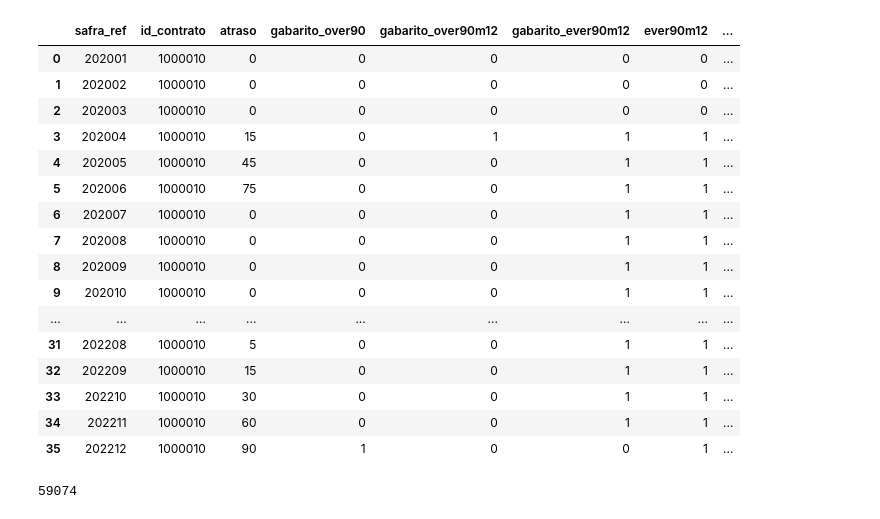
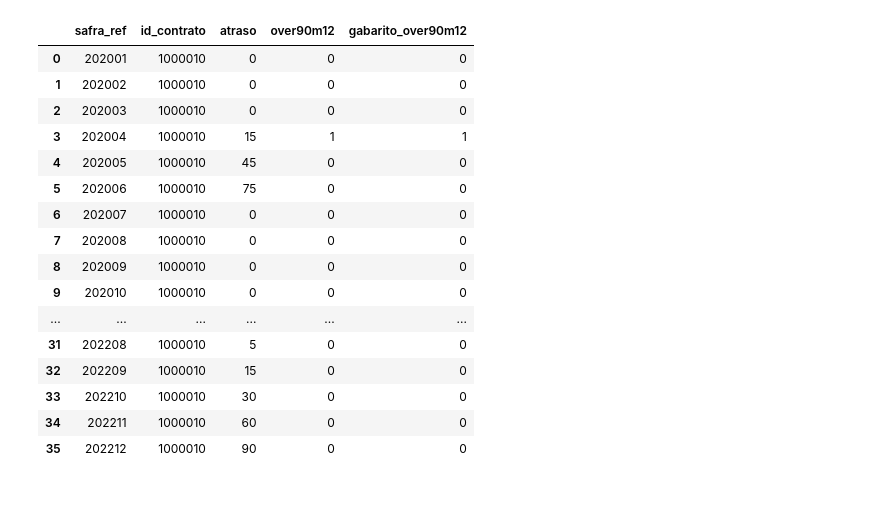
Before and after one commit to joaaomaia/creditlab, a Jupyter notebook: targets/exemplo2.ipynb, the cells around one changed output. Saved outputs shown, nothing was run; the diff lists cells and outputs as text; code cells hidden in the pictures.

Commit message:
upgrade targets com flag acordo

```diff
--- a/targets/exemplo2.ipynb
+++ b/targets/exemplo2.ipynb
@@ -65,28 +76,53 @@ calculadora = CalculadoraTargets(
 # %%
 #    Chame o método 'calcular' para obter o resultado.
 df = calculadora.calcular(dados)
 
 # 4. Veja o resultado!
-display(df)
+display(df[['safra_ref','id_contrato','atraso','over90m12', 'gabarito_over90m12']])
+#display(df[['safra_ref','id_contrato','atraso','ever90m12', 'gabarito_ever90m12']])
 # %% [output]
-|  | safra_ref | id_contrato | atraso | gabarito_over90 | gabarito_over90m12 | gabarito_ever90m12 | ever90m12 | ... |
-| 0 | 202001 | 1000010 | 0 | 0 | 0 | 0 | 0 | ... |
-| 1 | 202002 | 1000010 | 0 | 0 | 0 | 0 | 0 | ... |
-| 2 | 202003 | 1000010 | 0 | 0 | 0 | 0 | 0 | ... |
-| 3 | 202004 | 1000010 | 15 | 0 | 1 | 1 | 1 | ... |
-| 4 | 202005 | 1000010 | 45 | 0 | 0 | 1 | 1 | ... |
-| 5 | 202006 | 1000010 | 75 | 0 | 0 | 1 | 1 | ... |
-| 6 | 202007 | 1000010 | 0 | 0 | 0 | 1 | 1 | ... |
-| 7 | 202008 | 1000010 | 0 | 0 | 0 | 1 | 1 | ... |
-| 8 | 202009 | 1000010 | 0 | 0 | 0 | 1 | 1 | ... |
-| 9 | 202010 | 1000010 | 0 | 0 | 0 | 1 | 1 | ... |
-| ... | ... | ... | ... | ... | ... | ... | ... | ... |
-| 31 | 202208 | 1000010 | 5 | 0 | 0 | 1 | 1 | ... |
-| 32 | 202209 | 1000010 | 15 | 0 | 0 | 1 | 1 | ... |
-| 33 | 202210 | 1000010 | 30 | 0 | 0 | 1 | 1 | ... |
-| 34 | 202211 | 1000010 | 60 | 0 | 0 | 1 | 1 | ... |
-| 35 | 202212 | 1000010 | 90 | 1 | 0 | 0 | 1 | ... |
+|  | safra_ref | id_contrato | atraso | over90m12 | gabarito_over90m12 |
+| 0 | 202001 | 1000010 | 0 | 0 | 0 |
+| 1 | 202002 | 1000010 | 0 | 0 | 0 |
+| 2 | 202003 | 1000010 | 0 | 0 | 0 |
+| 3 | 202004 | 1000010 | 15 | 1 | 1 |
+| 4 | 202005 | 1000010 | 45 | 0 | 0 |
+| 5 | 202006 | 1000010 | 75 | 0 | 0 |
+| 6 | 202007 | 1000010 | 0 | 0 | 0 |
+| 7 | 202008 | 1000010 | 0 | 0 | 0 |
+| 8 | 202009 | 1000010 | 0 | 0 | 0 |
+| 9 | 202010 | 1000010 | 0 | 0 | 0 |
+| ... | ... | ... | ... | ... | ... |
+| 31 | 202208 | 1000010 | 5 | 0 | 0 |
+| 32 | 202209 | 1000010 | 15 | 0 | 0 |
+| 33 | 202210 | 1000010 | 30 | 0 | 0 |
+| 34 | 202211 | 1000010 | 60 | 0 | 0 |
+| 35 | 202212 | 1000010 | 90 | 0 | 0 |
 # %%
-df['ever90m12'].sum()
+minhas_metas = [
+    ('ever', 90, 12),
+    ('over', 90, 12),
+    #('ever', 30, 4),
+    #('over', 30, 4),
+]
+
+calculadora = CalculadoraTargets(
+    specs=minhas_metas,
+    date_col='safra_ref',
+    contract_col='id_contrato',
+    dpd_col='atraso'
+    )
+
+df_work = dados.copy()
+# 1) garante coluna _date interna
+df_work["_date"] = pd.to_datetime(df_work["safra_ref"].astype(str), format="%Y%m")
+
+# 2) flags “bad”
+calculadora._flag_bad_columns(df_work, flag_col="flag_acordo")
+
+# 3) targets
+calculadora._calculate_ever_targets_from_bad(df_work)
+calculadora._calculate_over_targets_from_bad(df_work)
+
+# pronto!  df_work agora tem:
+#   bad30, bad90, target_ever90m12, target_over90m12, target_ever30m4, target_over30m4
-# %% [output]
-59074
```
Also changed, not shown: parts of 7 cells of this notebook, 2 other files.
